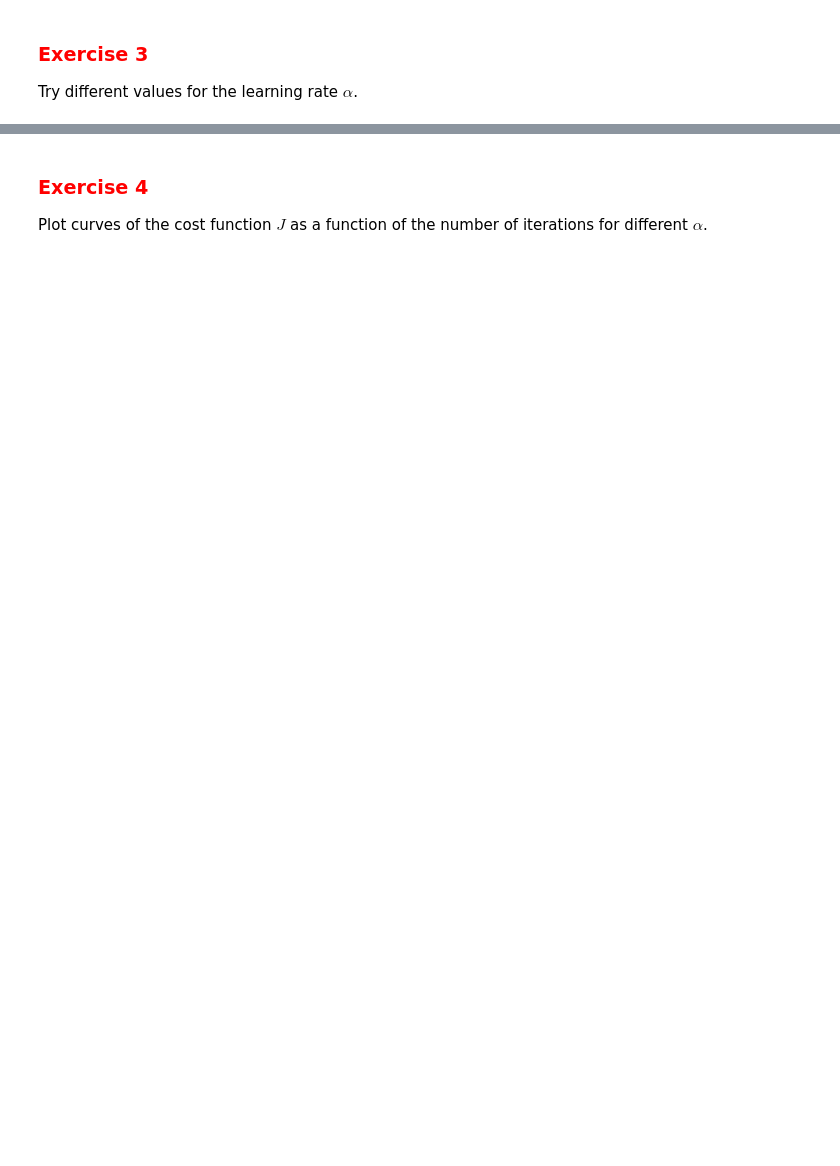
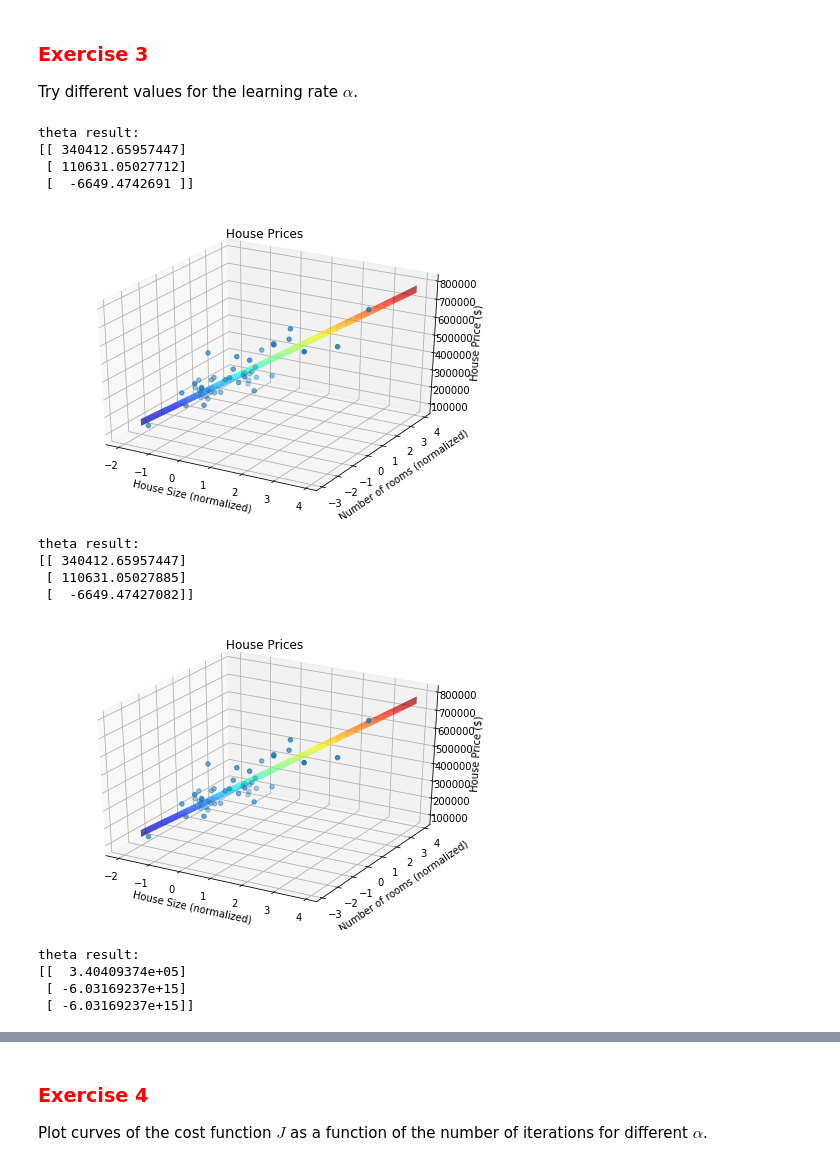
Before and after one commit to Ivancaminal72/mcv-m3, a Jupyter notebook: problems/PR0.ipynb, the cells around one changed output, grey strips where cells are left out. Drawn from its saved outputs; the diff is of its cells as text; code cells hidden in the pictures; blank space fills up the shorter version.

```diff
--- a/problems/PR0.ipynb
+++ b/problems/PR0.ipynb
@@ -478,3 +854,74 @@ Reimplement the **GradientDescent** algorithm to use the original input data (X)
 ### <font color='red'>Exercise 3</font>
 
 Try different values for the learning rate $\alpha$.
+# %%
+from mpl_toolkits.mplot3d import Axes3D
+
+def GradientDescent(X,y,max_iterations=100, alpha=1):
+    m = X.shape[0] # number of samples
+    n = X.shape[1] # number of features
+
+    # y must be a column vector
+    y = y.reshape(m,1)
+
+    #initialize the parameters to zero
+    theta = np.zeros(shape=(n,1)) # only two parameters in this particular case (\theta_0 and \theta_1)
+
+    # Repeat for max_iterations (it would be nice to also check convergence...)
+    for iteration in range(max_iterations):
+        grad = np.dot(X.T , (np.dot(X,theta) - y)) / m;
+        theta = theta - alpha*grad
+    return theta
+
+
+
+#prepare x with a column of ones (this is the x_0 for the bias term)
+x = np.append(np.ones([X.shape[0], 1]), X, axis = 1)
+
+# Scale features and set them to zero mean (standarize)
+n = X.shape[1] # number of features
+mu = np.mean(x,0);
+sigma = np.std(x,0,ddof=1)
+x[:,1] = (x[:,1] - mu[1]) / sigma[1];
+x[:,2] = (x[:,2] - mu[2]) / sigma[2];
+
+alphas = np.arange(0.5, 2, 0.5);
+
+
+for idx,alpha in enumerate(alphas):
+    theta = GradientDescent(x,y, alpha=alpha)
+    print 'theta result:'
+    print theta
+
+    fig = pyplot.figure(num=idx+1)
+    ax = Axes3D(fig)
+    # Plot sample points.
+    ax.scatter(x[:,1], x[:,2], y) # plot dots ('o') for each sample (house size, house price)
+    ax.set_title('House Prices')
+    ax.set_xlabel('House Size (normalized)')
+    ax.set_ylabel('Number of rooms (normalized)')
+    ax.set_zlabel('House Price ($)')
+
+    # Plot plane z = theta_1 * x + theta_2 * y + theta_0
+    xx=np.arange(-2,4,0.1)
+    yy=np.arange(-2,4,0.1)
+    xxx, yyy = np.meshgrid(xx, yy)
+
+    zzz= theta[0]+theta[1]*xxx+theta[2]*yyy;
+    ax.plot_surface(xx,yy,zzz, cmap=plt.cm.jet)
+    plt.show()
+# %% [output]
+theta result:
+[[ 340412.65957447]
+ [ 110631.05027712]
+ [  -6649.4742691 ]]
+[figure, added]
+theta result:
+[[ 340412.65957447]
+ [ 110631.05027885]
+ [  -6649.47427082]]
+[figure, added]
+theta result:
+[[  3.40409374e+05]
+ [ -6.03169237e+15]
+ [ -6.03169237e+15]]
```
Also changed, not shown: parts of 59 cells of this notebook.
